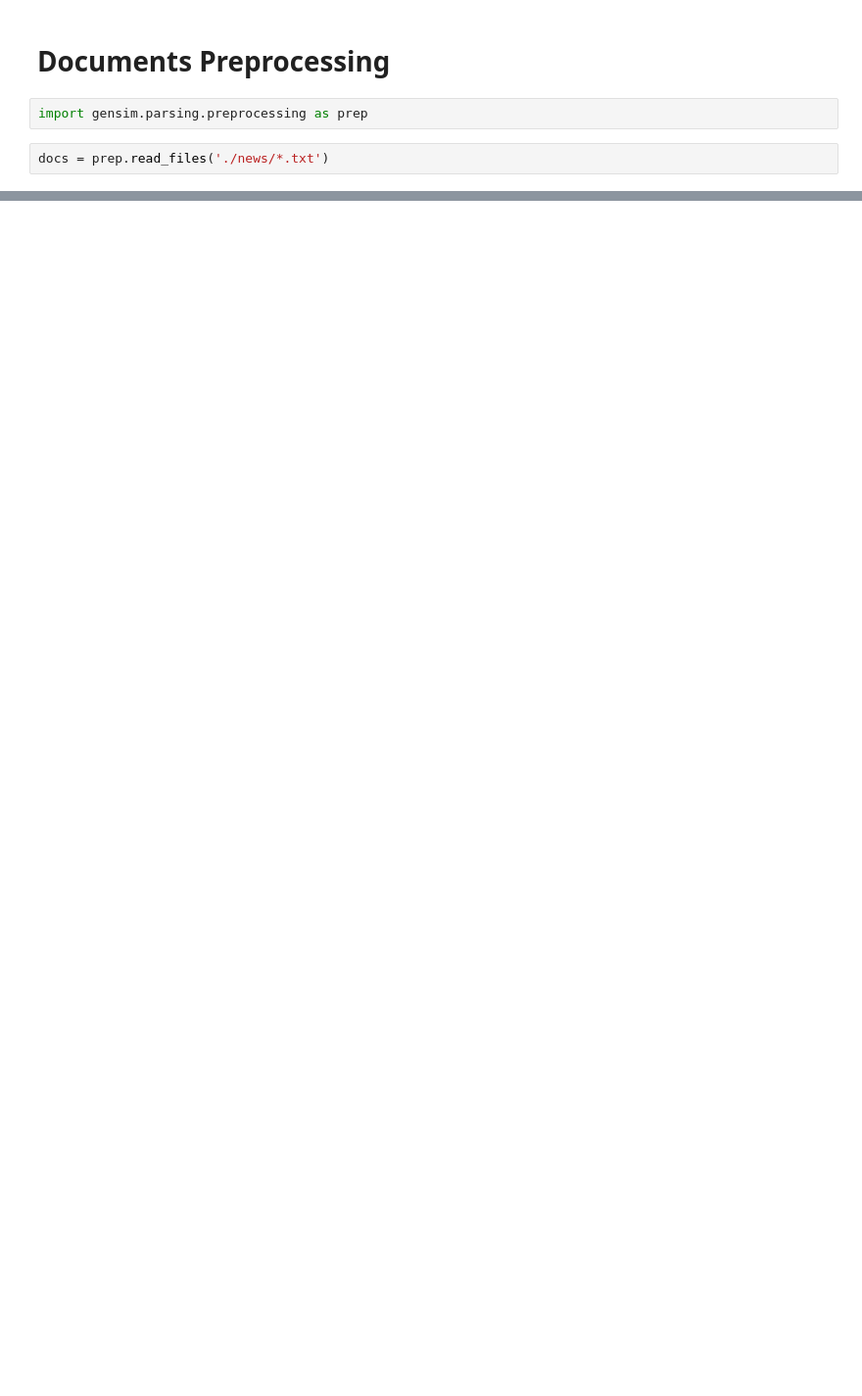
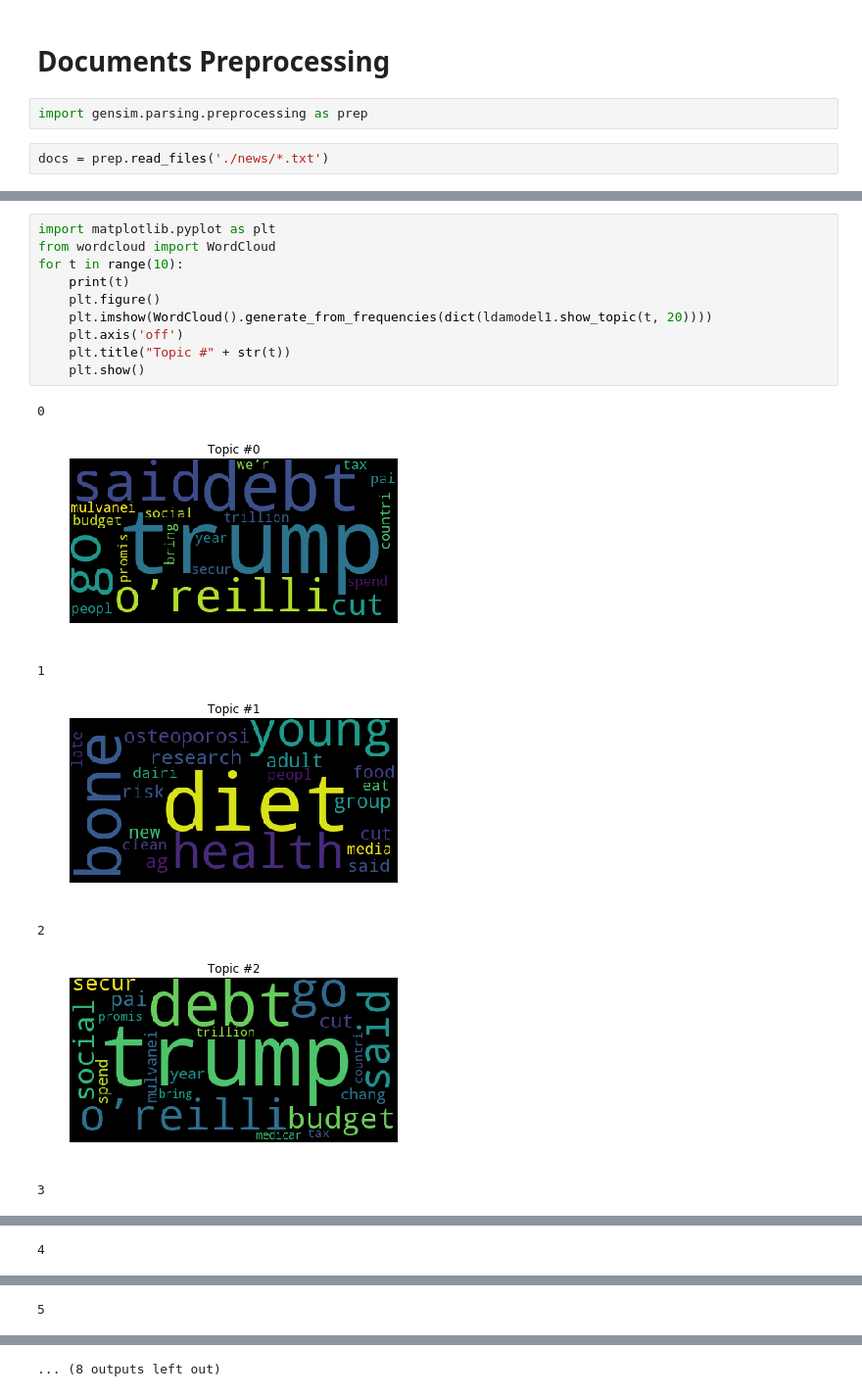
Before and after one commit to ssword/ldademo, a Jupyter notebook: lda_demo.ipynb, the cells around one changed output, grey strips where cells are left out. Shown at 98% size. Saved outputs shown, nothing was run; the diff lists cells and outputs as text; blank space fills up the shorter version.

```diff
--- a/lda_demo.ipynb
+++ b/lda_demo.ipynb
@@ -20,0 +29,18 @@ print(ldamodel1.print_topics(num_topics=10, num_words=5))
+# %%
+import matplotlib.pyplot as plt
+from wordcloud import WordCloud
+for t in range(10):
+    print(t)
+    plt.figure()
+    plt.imshow(WordCloud().generate_from_frequencies(dict(ldamodel1.show_topic(t, 20))))
+    plt.axis('off')
+    plt.title("Topic #" + str(t))
+    plt.show()
+# %% [output]
+0
+[figure, added]
+1
+[figure, added]
+2
+[figure, added]
+3
@@ -20,0 +48 @@ print(ldamodel1.print_topics(num_topics=10, num_words=5))
+4
@@ -20,0 +50 @@ print(ldamodel1.print_topics(num_topics=10, num_words=5))
+5
@@ -20,0 +52 @@ print(ldamodel1.print_topics(num_topics=10, num_words=5))
+... (8 outputs left out)
```
Also changed, not shown: parts of 7 cells of this notebook.
